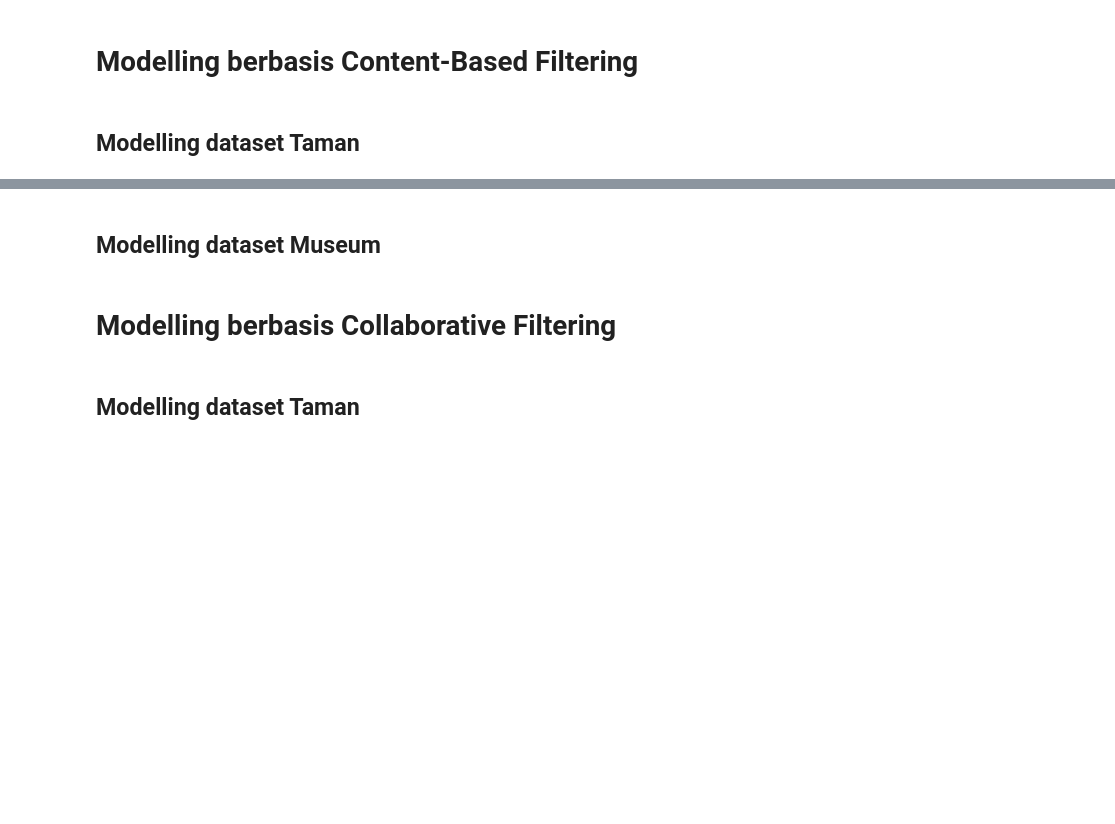
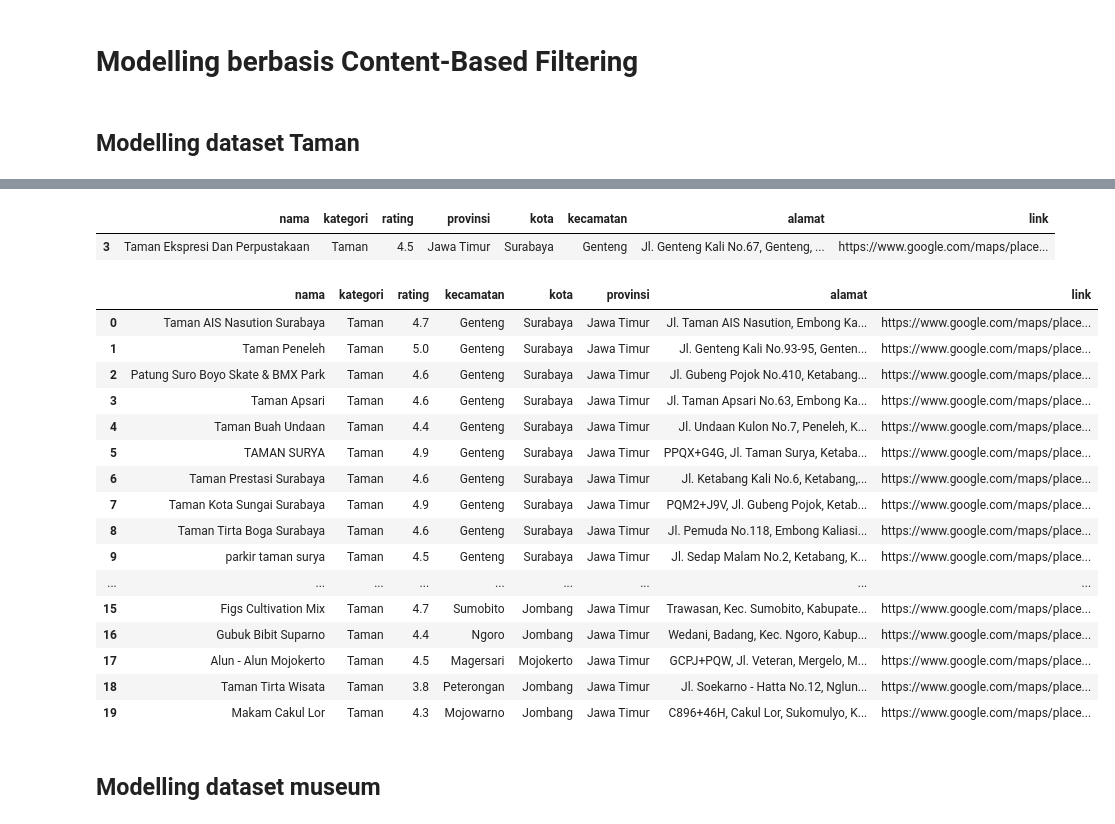
Before and after one commit to gunturajip/sib-dicoding-healing.ai, a Jupyter notebook: Healing_ai.ipynb, the cells around one changed output, grey strips where cells are left out. Drawn from its saved outputs; the diff is of its cells as text; code cells hidden in the pictures; blank space fills up the shorter version.

```diff
--- a/Healing_ai.ipynb
+++ b/Healing_ai.ipynb
@@ -2361,13 +2381,13 @@ from sklearn.feature_extraction.text import TfidfVectorizer
 tf = TfidfVectorizer()
 
 # Melakukan perhitungan idf pada kolom kecamatan
-tf.fit(taman_cbf['kecamatan'])
+tf.fit(taman['kecamatan'])
 
-# Mendata penerbit buku pada data taman_cbf
+# Mendata penerbit buku pada data taman
 tf.get_feature_names()
 
 # Melakukan fit lalu ditransformasikan ke bentuk dataframe
-tfidf_matrix = tf.fit_transform(taman_cbf['kecamatan'])
+tfidf_matrix = tf.fit_transform(taman['kecamatan'])
 
 # Melihat ukuran dataframe tfidf
 tfidf_matrix.shape
@@ -2382,6 +2402,6 @@ tfidf_matrix.todense()
 pd.DataFrame(
     tfidf_matrix.todense(),
     columns=tf.get_feature_names(),
-    index=taman_cbf['nama']
+    index=taman['nama']
 ).sample(5, axis=0).sample(5, axis=1)
 # %% [output]
@@ -2398,6 +2432,6 @@ cosine_sim
 # %%
 # Membuat dataframe dari variabel cosine_sim dengan baris dan kolom berupa nama
-cosine_sim_df = pd.DataFrame(cosine_sim, index=taman_cbf['nama'], columns=taman_cbf['nama'])
+cosine_sim_df = pd.DataFrame(cosine_sim, index=taman['nama'], columns=taman['nama'])
 
 # Menampilkan bentuk data cosine_sim_df
 print('Bentuk :', cosine_sim_df.shape)
@@ -2407,6 +2450,6 @@ cosine_sim_df.sample(5, axis=0).sample(5, axis=1)
 # %%
 # Membuat fungsi rekomendasi data untuk Content-Based Filtering
-def rekomendasi_taman_cbf(nama, similarity_data=cosine_sim_df, items=taman_cbf[['nama', 'kategori', 'rating', 'kecamatan', 'kota', 'provinsi', 'alamat', 'link']], k=20):
+def rekomendasi_taman(nama, similarity_data=cosine_sim_df, items=taman[['nama', 'kategori', 'rating', 'kecamatan', 'kota', 'provinsi', 'alamat', 'link']], k=20):
     """
     Rekomendasi data berdasarkan kemiripan dataframe
 
@@ -2428,6 +2471,18 @@ def rekomendasi_taman_cbf(nama, similarity_data=cosine_sim_df, items=taman_cbf[[
     pada index matrix yang diberikan (i).
     """
 
+    # Melakukan matching data pertama yang paling mirip dengan parameter nama
+    for i in taman["nama"]:
+      count = 0
+      for j in nama.lower().split():
+        if j in i.lower().split():
+          count += 1
+      if count == len(nama.split()):
+        nama = i
+        break
+    else:
+      return "Tidak ada rekomendasi"
+
     # Mengambil data dengan menggunakan argpartition untuk melakukan partisi secara tidak langsung sepanjang sumbu yang diberikan
     # Dataframe diubah menjadi numpy
     # Range(start, stop, step)
@@ -2441,15 +2496,32 @@ def rekomendasi_taman_cbf(nama, similarity_data=cosine_sim_df, items=taman_cbf[[
 
     return pd.DataFrame(closest).merge(items).head(k)
 # %%
-# Menampilkan data terkait buku yang berjudul 'Taman Ekspresi Dan Perpustakaan' pada data taman_cbf
-taman_cbf[taman_cbf['nama'].eq('Taman Ekspresi Dan Perpustakaan')]
+# Menampilkan data terkait buku yang berjudul 'Taman Ekspresi Dan Perpustakaan' pada data taman
+taman[taman['nama'].eq('Taman Ekspresi Dan Perpustakaan')]
+# %% [output]
+|  | nama | kategori | rating | provinsi | kota | kecamatan | alamat | link |
+| 3 | Taman Ekspresi Dan Perpustakaan | Taman | 4.5 | Jawa Timur | Surabaya | Genteng | Jl. Genteng Kali No.67, Genteng, ... | https://www.google.com/maps/place... |
 # %%
 # Menampilkan rekomendasi taman yang mirip dengan taman bernama 'Taman Ekspresi Dan Perpustakaan'
-hasil_rekomendasi_taman_cbf = rekomendasi_taman_cbf('Taman Ekspresi Dan Perpustakaan')
-hasil_rekomendasi_taman_cbf
+hasil_rekomendasi_taman = rekomendasi_taman('Taman Ekspresi')
+hasil_rekomendasi_taman
+# %% [output]
+|  | nama | kategori | rating | kecamatan | kota | provinsi | alamat | link |
+| 0 | Taman AIS Nasution Surabaya | Taman | 4.7 | Genteng | Surabaya | Jawa Timur | Jl. Taman AIS Nasution, Embong Ka... | https://www.google.com/maps/place... |
+| 1 | Taman Peneleh | Taman | 5.0 | Genteng | Surabaya | Jawa Timur | Jl. Genteng Kali No.93-95, Genten... | https://www.google.com/maps/place... |
+| 2 | Patung Suro Boyo Skate & BMX Park | Taman | 4.6 | Genteng | Surabaya | Jawa Timur | Jl. Gubeng Pojok No.410, Ketabang... | https://www.google.com/maps/place... |
+| 3 | Taman Apsari | Taman | 4.6 | Genteng | Surabaya | Jawa Timur | Jl. Taman Apsari No.63, Embong Ka... | https://www.google.com/maps/place... |
+| 4 | Taman Buah Undaan | Taman | 4.4 | Genteng | Surabaya | Jawa Timur | Jl. Undaan Kulon No.7, Peneleh, K... | https://www.google.com/maps/place... |
+| 5 | TAMAN SURYA | Taman | 4.9 | Genteng | Surabaya | Jawa Timur | PPQX+G4G, Jl. Taman Surya, Ketaba... | https://www.google.com/maps/place... |
+| 6 | Taman Prestasi Surabaya | Taman | 4.6 | Genteng | Surabaya | Jawa Timur | Jl. Ketabang Kali No.6, Ketabang,... | https://www.google.com/maps/place... |
+| 7 | Taman Kota Sungai Surabaya | Taman | 4.9 | Genteng | Surabaya | Jawa Timur | PQM2+J9V, Jl. Gubeng Pojok, Ketab... | https://www.google.com/maps/place... |
+| 8 | Taman Tirta Boga Surabaya | Taman | 4.6 | Genteng | Surabaya | Jawa Timur | Jl. Pemuda No.118, Embong Kaliasi... | https://www.google.com/maps/place... |
+| 9 | parkir taman surya | Taman | 4.5 | Genteng | Surabaya | Jawa Timur | Jl. Sedap Malam No.2, Ketabang, K... | https://www.google.com/maps/place... |
+| ... | ... | ... | ... | ... | ... | ... | ... | ... |
+| 15 | Figs Cultivation Mix | Taman | 4.7 | Sumobito | Jombang | Jawa Timur | Trawasan, Kec. Sumobito, Kabupate... | https://www.google.com/maps/place... |
+| 16 | Gubuk Bibit Suparno | Taman | 4.4 | Ngoro | Jombang | Jawa Timur | Wedani, Badang, Kec. Ngoro, Kabup... | https://www.google.com/maps/place... |
+| 17 | Alun - Alun Mojokerto | Taman | 4.5 | Magersari | Mojokerto | Jawa Timur | GCPJ+PQW, Jl. Veteran, Mergelo, M... | https://www.google.com/maps/place... |
+| 18 | Taman Tirta Wisata | Taman | 3.8 | Peterongan | Jombang | Jawa Timur | Jl. Soekarno - Hatta No.12, Nglun... | https://www.google.com/maps/place... |
+| 19 | Makam Cakul Lor | Taman | 4.3 | Mojowarno | Jombang | Jawa Timur | C896+46H, Cakul Lor, Sukomulyo, K... | https://www.google.com/maps/place... |
 # %% [markdown]
-## Modelling dataset Museum
+## Modelling dataset museum
-# %% [markdown]
-# Modelling berbasis Collaborative Filtering
-# %% [markdown]
-## Modelling dataset Taman
```
Also changed, not shown: parts of 22 cells of this notebook.
